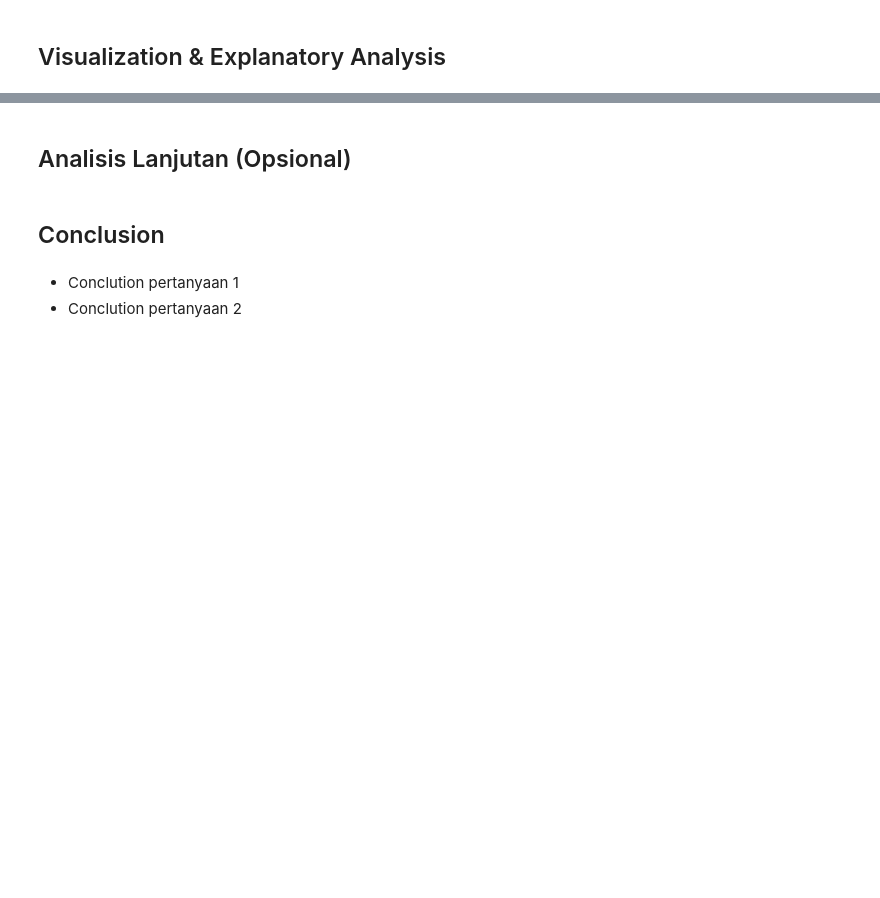
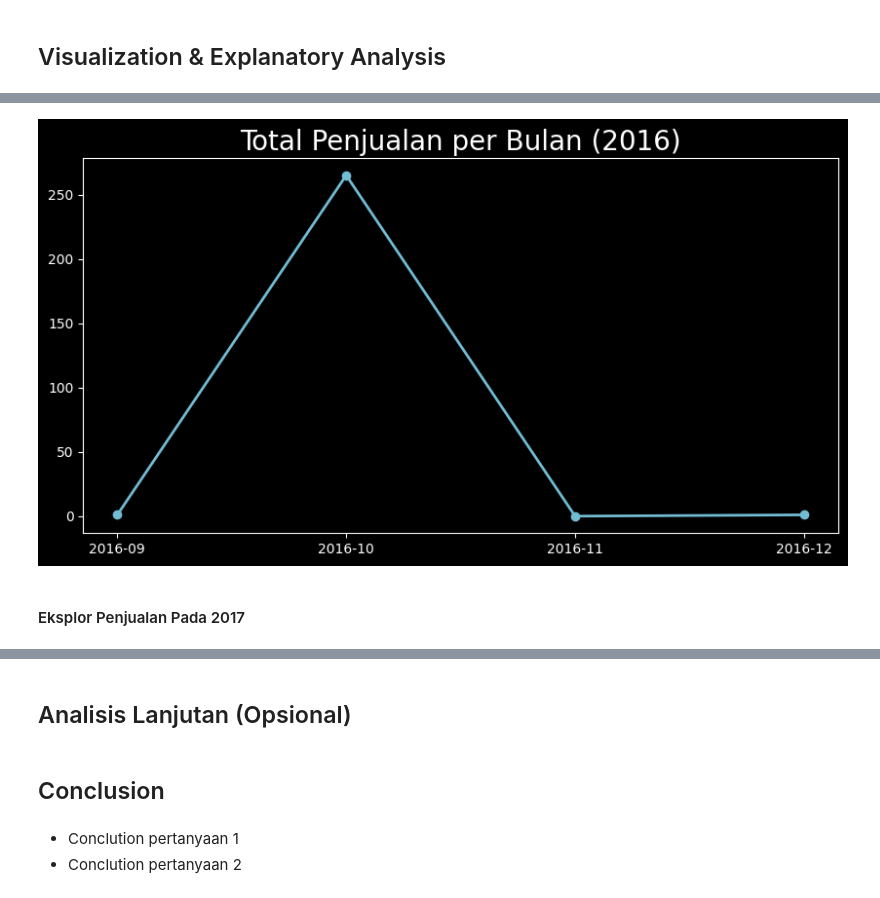
Before and after one commit to f2rra/dicoding, a Jupyter notebook: belajar-analisis-data-dengan-python/Proyek_Analisis_Data.ipynb, the cells around one changed output, grey strips where cells are left out. Cells and saved outputs as stored; diff of their text form; code cells hidden in the pictures; blank space fills up the shorter version.

```diff
--- a/belajar-analisis-data-dengan-python/Proyek_Analisis_Data.ipynb
+++ b/belajar-analisis-data-dengan-python/Proyek_Analisis_Data.ipynb
@@ -1056,0 +1298,3 @@ array([[<Axes: title={'center': 'price'}>,
+# %%
+df1_2 = df1_1[df1_1.order_status == 'delivered'].reset_index(drop=True)
+df1_2[df1_2['order_purchase_timestamp'].dt.year == 2016]
@@ -1056,0 +1315,13 @@ array([[<Axes: title={'center': 'price'}>,
+# %%
+monthly_orders_df = df1_2.resample(rule='ME', on='order_purchase_timestamp').agg({
+    "order_id": "nunique",
+    "price": "sum"
+})
+monthly_orders_df.index = monthly_orders_df.index.strftime('%Y-%m')
+monthly_orders_df = monthly_orders_df.reset_index()
+monthly_orders_df.rename(columns={
+    "order_purchase_timestamp": "order_date",
+    "order_id": "order_count",
+    "price": "revenue"
+}, inplace=True)
+monthly_orders_df
@@ -1056,0 +1346,17 @@ array([[<Axes: title={'center': 'price'}>,
+# %%
+plt.figure(figsize=(10, 5))
+plt.plot(
+    monthly_orders_df["order_date"][:4],
+    monthly_orders_df["order_count"][:4],
+    marker='o',
+    linewidth=2,
+    color="#72BCD4"
+)
+plt.title("Total Penjualan per Bulan (2016)", loc="center", fontsize=20)
+plt.xticks(fontsize=10)
+plt.yticks(fontsize=10)
+plt.show()
+# %% [output]
+[figure, added]
+# %% [markdown]
+#### Eksplor Penjualan Pada 2017
```
Also changed, not shown: parts of 161 cells of this notebook.
